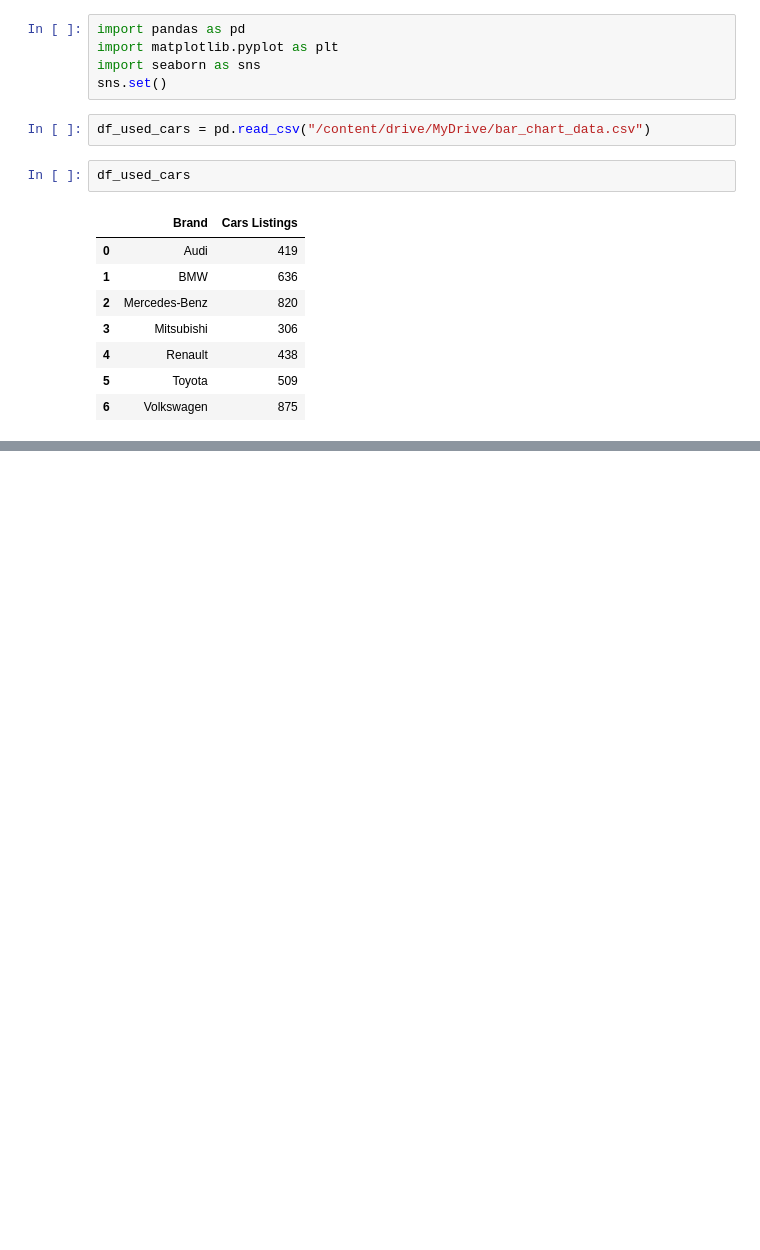
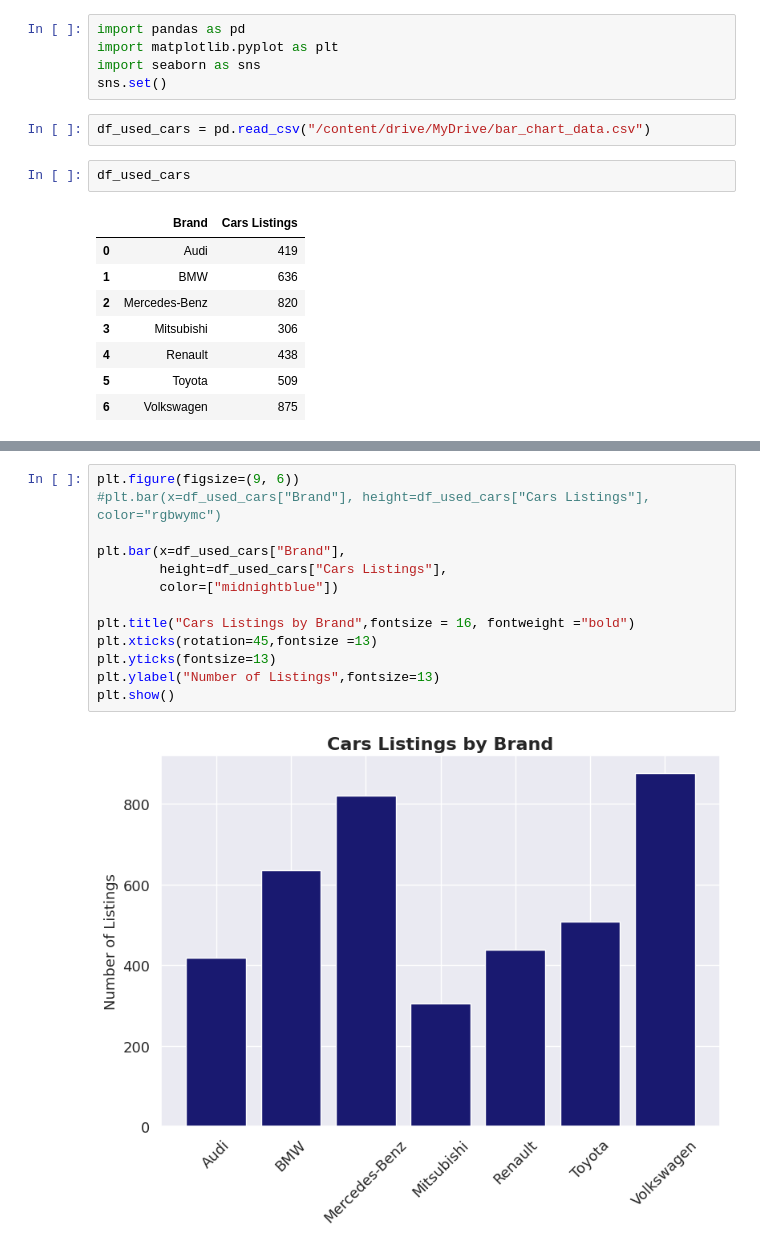
Before and after one commit to RAGISHIVANAND/DATA-VISUALIZATION-BAR-CHART, a Jupyter notebook: Bar_chart_python_notebook2.ipynb, the cells around one changed output, grey strips where cells are left out. Cells and saved outputs as stored; diff of their text form; blank space fills up the shorter version.

```diff
--- a/Bar_chart_python_notebook2.ipynb
+++ b/Bar_chart_python_notebook2.ipynb
@@ -29,0 +60,15 @@ plt.show
+# %%
+plt.figure(figsize=(9, 6))
+#plt.bar(x=df_used_cars["Brand"], height=df_used_cars["Cars Listings"], color="rgbwymc")
+
+plt.bar(x=df_used_cars["Brand"],
+        height=df_used_cars["Cars Listings"],
+        color=["midnightblue"])
+
+plt.title("Cars Listings by Brand",fontsize = 16, fontweight ="bold")
+plt.xticks(rotation=45,fontsize =13)
+plt.yticks(fontsize=13)
+plt.ylabel("Number of Listings",fontsize=13)
+plt.show()
+# %% [output]
+[figure, added]
```
Also changed, not shown: parts of 3 cells of this notebook.
